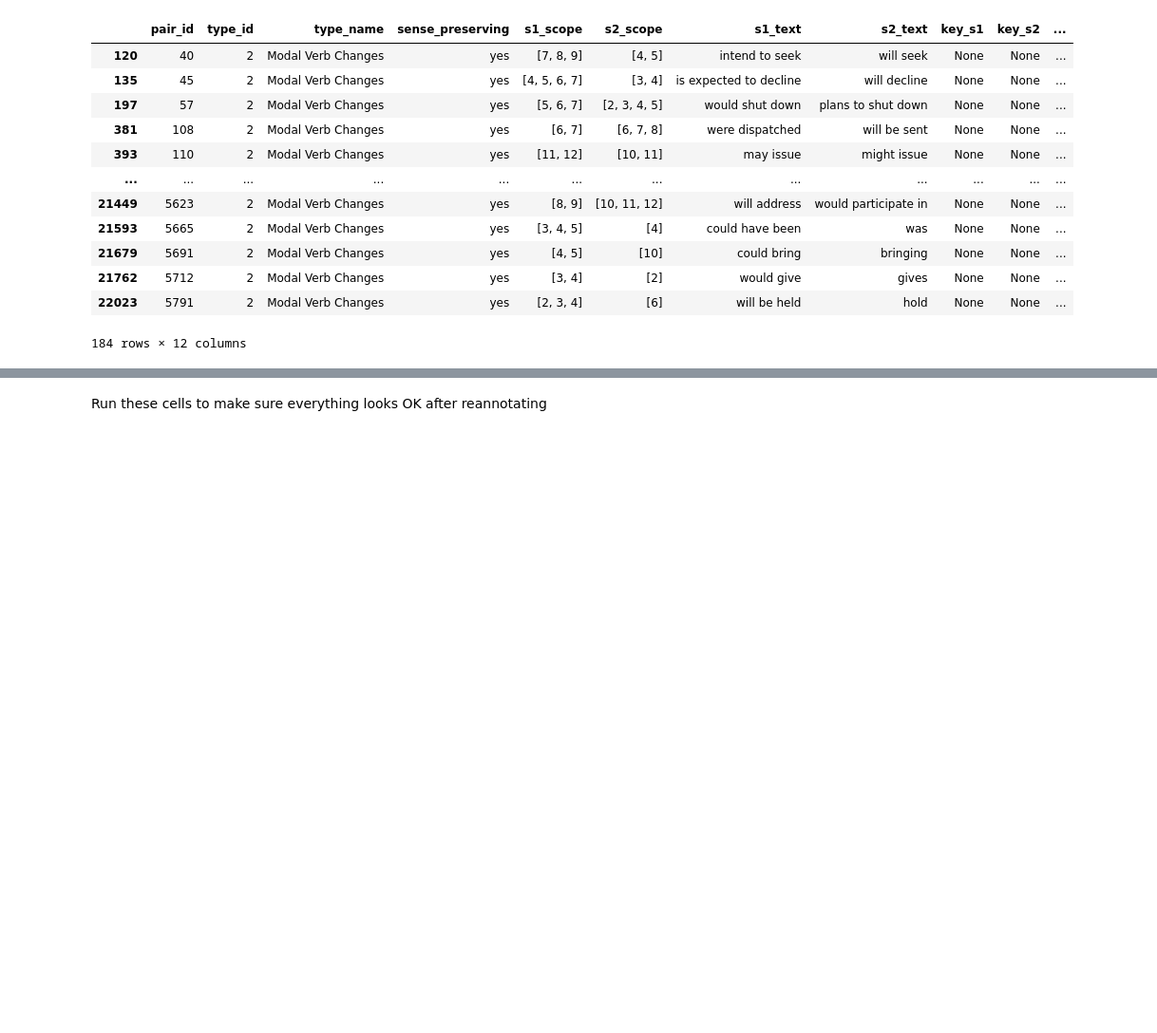
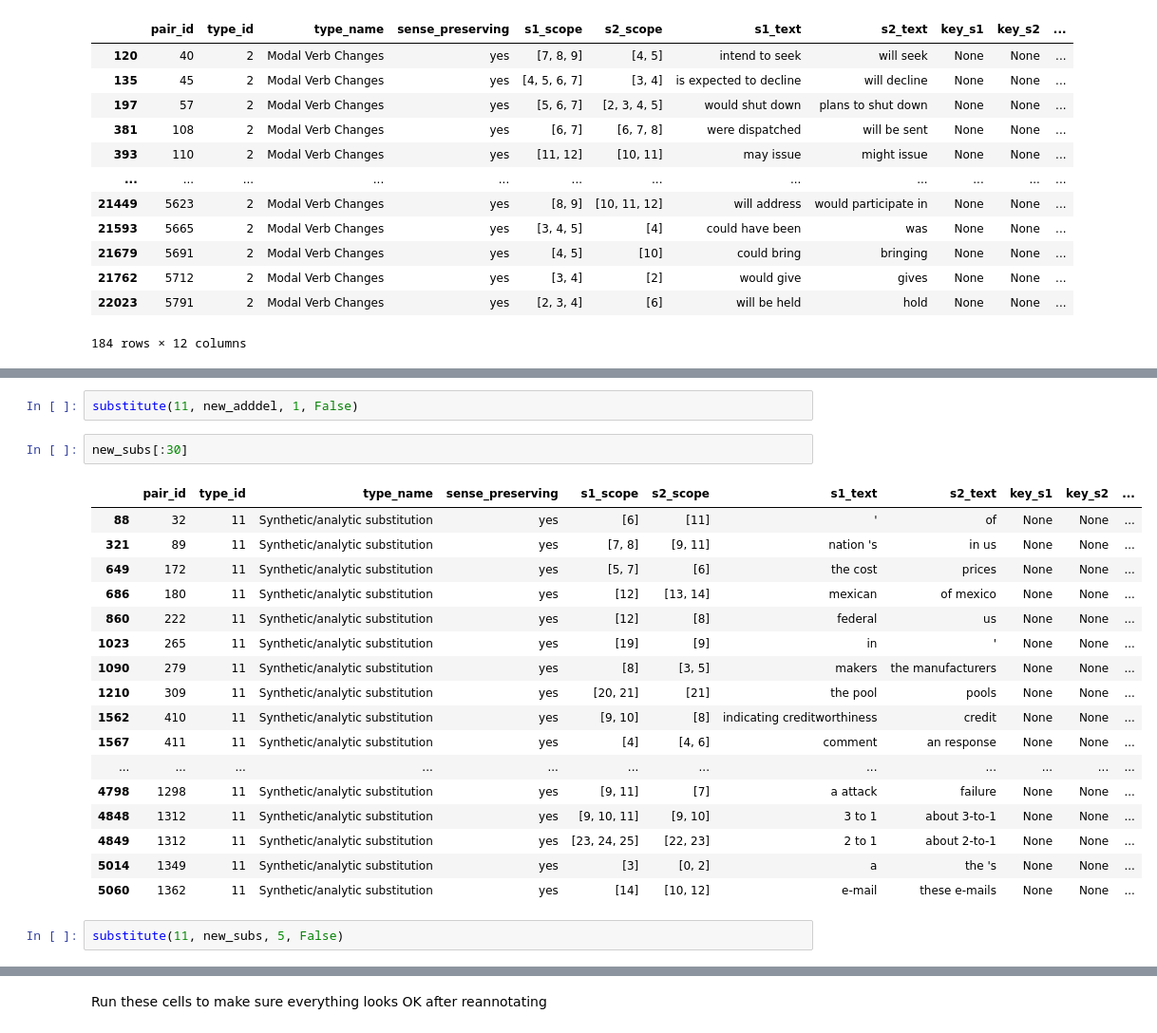
Before and after one commit to lucasadelino/thesis, a Jupyter notebook: reannotation.ipynb, the cells around one changed output, grey strips where cells are left out. Shown at 95% size. Drawn from its saved outputs; the diff is of its cells as text; blank space fills up the shorter version.

```diff
--- a/reannotation.ipynb
+++ b/reannotation.ipynb
@@ -610,0 +803,24 @@ Common indices: [11, 12]
+# %%
+substitute(11, new_adddel, 1, False)
+# %%
+new_subs[:30]
+# %% [output]
+|  | pair_id | type_id | type_name | sense_preserving | s1_scope | s2_scope | s1_text | s2_text | key_s1 | key_s2 | ... |
+| 88 | 32 | 11 | Synthetic/analytic substitution | yes | [6] | [11] | ' | of | None | None | ... |
+| 321 | 89 | 11 | Synthetic/analytic substitution | yes | [7, 8] | [9, 11] | nation 's | in us | None | None | ... |
+| 649 | 172 | 11 | Synthetic/analytic substitution | yes | [5, 7] | [6] | the cost | prices | None | None | ... |
+| 686 | 180 | 11 | Synthetic/analytic substitution | yes | [12] | [13, 14] | mexican | of mexico | None | None | ... |
+| 860 | 222 | 11 | Synthetic/analytic substitution | yes | [12] | [8] | federal | us | None | None | ... |
+| 1023 | 265 | 11 | Synthetic/analytic substitution | yes | [19] | [9] | in | ' | None | None | ... |
+| 1090 | 279 | 11 | Synthetic/analytic substitution | yes | [8] | [3, 5] | makers | the manufacturers | None | None | ... |
+| 1210 | 309 | 11 | Synthetic/analytic substitution | yes | [20, 21] | [21] | the pool | pools | None | None | ... |
+| 1562 | 410 | 11 | Synthetic/analytic substitution | yes | [9, 10] | [8] | indicating creditworthiness | credit | None | None | ... |
+| 1567 | 411 | 11 | Synthetic/analytic substitution | yes | [4] | [4, 6] | comment | an response | None | None | ... |
+| ... | ... | ... | ... | ... | ... | ... | ... | ... | ... | ... | ... |
+| 4798 | 1298 | 11 | Synthetic/analytic substitution | yes | [9, 11] | [7] | a attack | failure | None | None | ... |
+| 4848 | 1312 | 11 | Synthetic/analytic substitution | yes | [9, 10, 11] | [9, 10] | 3 to 1 | about 3-to-1 | None | None | ... |
+| 4849 | 1312 | 11 | Synthetic/analytic substitution | yes | [23, 24, 25] | [22, 23] | 2 to 1 | about 2-to-1 | None | None | ... |
+| 5014 | 1349 | 11 | Synthetic/analytic substitution | yes | [3] | [0, 2] | a | the 's | None | None | ... |
+| 5060 | 1362 | 11 | Synthetic/analytic substitution | yes | [14] | [10, 12] | e-mail | these e-mails | None | None | ... |
+# %%
+substitute(11, new_subs, 5, False)
```
Also changed, not shown: parts of 166 cells of this notebook.
